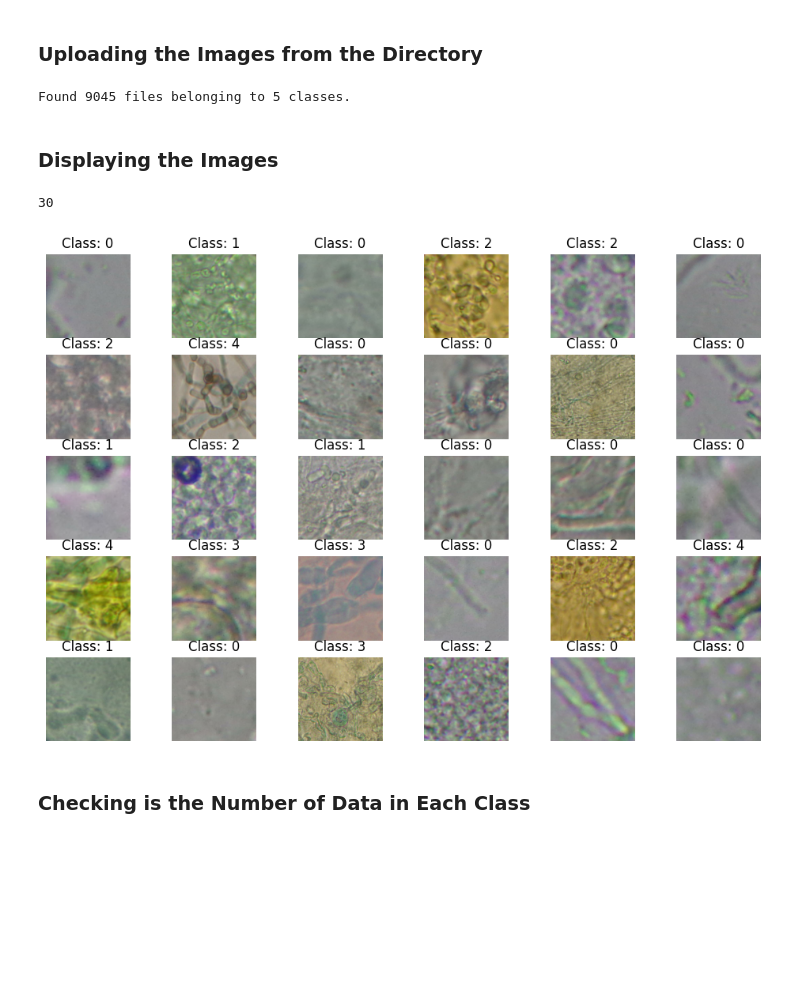
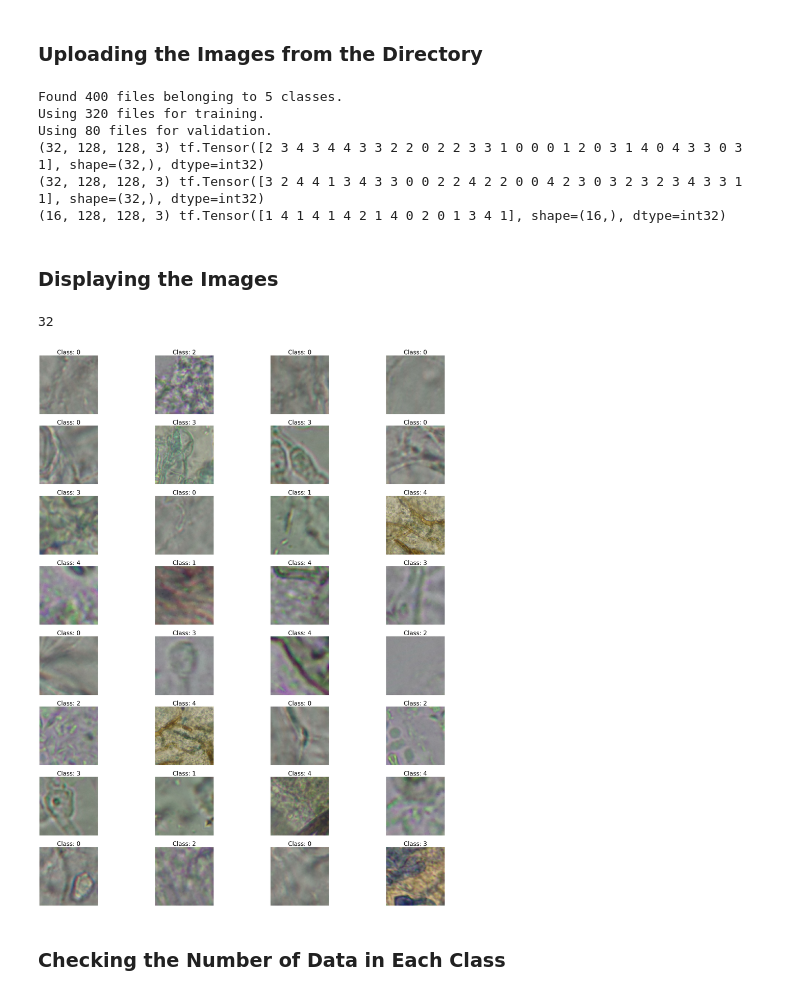
Before and after one commit to OlgaTorgashova/fungus-classification, a Jupyter notebook: EE258_Project.ipynb, the cells around one changed output. Cells and saved outputs as stored; diff of their text form; code cells hidden in the pictures; blank space fills up the shorter version.

Commit message:
Fungus image classification
Version 2

```diff
--- a/EE258_Project.ipynb
+++ b/EE258_Project.ipynb
@@ -87,45 +100,50 @@ Defungi_data.describe()
 # %%
 import pathlib
 
-data_dir = pathlib.Path('Defungi')
+data_dir = pathlib.Path(project_path)
 
-batch_size = 30
-img_height = 224
-img_width = 224
+data_train, data_val = tf.keras.utils.image_dataset_from_directory(
+    data_dir,
+    subset = 'both',
+    labels = 'inferred',
+#    label_mode = 'int',
+    color_mode = 'rgb',
+    image_size = project_image_size,
+    batch_size = project_batch_size,
+    seed = project_seed,
+    validation_split = 0.2)
 
-data = tf.keras.utils.image_dataset_from_directory(
-    data_dir,
-    labels = 'inferred',
-    label_mode = 'categorical',
-    color_mode = 'rgb',
-    image_size = (img_height, img_width),
-    batch_size = batch_size,
-    seed = 42,
-    validation_split = None)
+for x, y in data_val.take(4):
+    print(x.shape, y)
 # %% [output]
-Found 9045 files belonging to 5 classes.
+Found 400 files belonging to 5 classes.
+Using 320 files for training.
+Using 80 files for validation.
+(32, 128, 128, 3) tf.Tensor([2 3 4 3 4 4 3 3 2 2 0 2 2 3 3 1 0 0 0 1 2 0 3 1 4 0 4 3 3 0 3 1], shape=(32,), dtype=int32)
+(32, 128, 128, 3) tf.Tensor([3 2 4 4 1 3 4 3 3 0 0 2 2 4 2 2 0 0 4 2 3 0 3 2 3 2 3 4 3 3 1 1], shape=(32,), dtype=int32)
+(16, 128, 128, 3) tf.Tensor([1 4 1 4 1 4 2 1 4 0 2 0 1 3 4 1], shape=(16,), dtype=int32)
 # %% [markdown]
 ### Displaying the Images
 # %%
 # Display the images
-
-data_iterator = data.as_numpy_iterator()
+data_iterator = data_train.as_numpy_iterator()
 images, labels = data_iterator.next()
 print(len(images))
-plt.figure(figsize = (12, 8))
+#plt.figure(figsize = (12, 8))
+plt.figure(figsize = (40,50))
 for i in range(len(images)):
-    plt.subplot(5, 6, i + 1)
-#    plt.imshow(images[i]/256)
+    plt.subplot(8, 4, i + 1)
     plt.imshow(images[i].astype("uint8"))
-    plt.title(f'Class: {np.argmax(labels[i])}')
+#    plt.title(f'Class: {np.argmax(labels[i])}')
+    plt.title(f'Class: {labels[i]}', fontsize = 30)
     plt.axis('off')
 
 plt.show()
 # %% [output]
-30
+32
-[figure, old version]
+[figure, new version]
 # %% [markdown]
-### Checking is the Number of Data in Each Class
+### Checking the Number of Data in Each Class
 # %%
 Cat = Defungi_data["Label"].value_counts()
 print(Cat)
```
Also changed, not shown: parts of 13 cells of this notebook.
